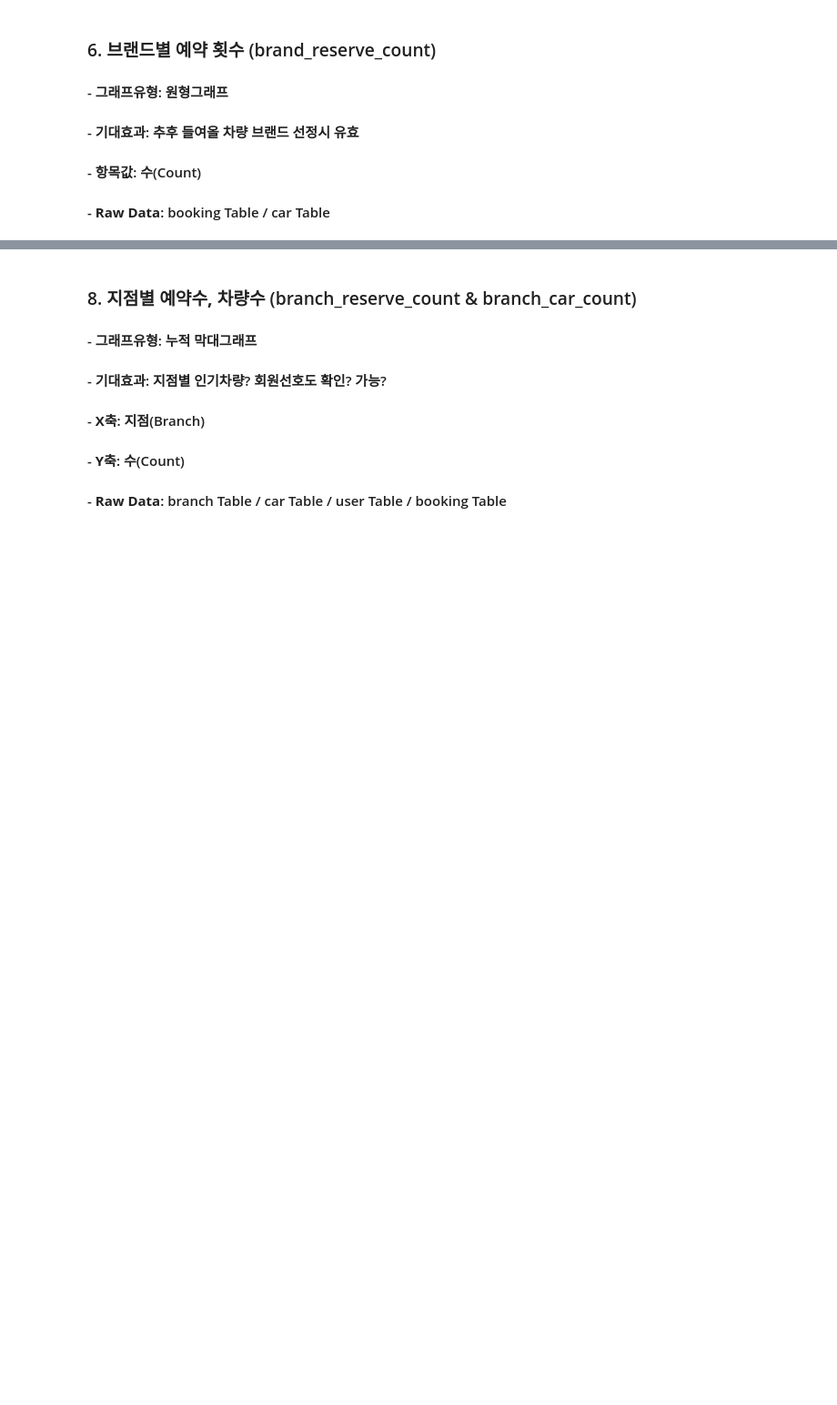
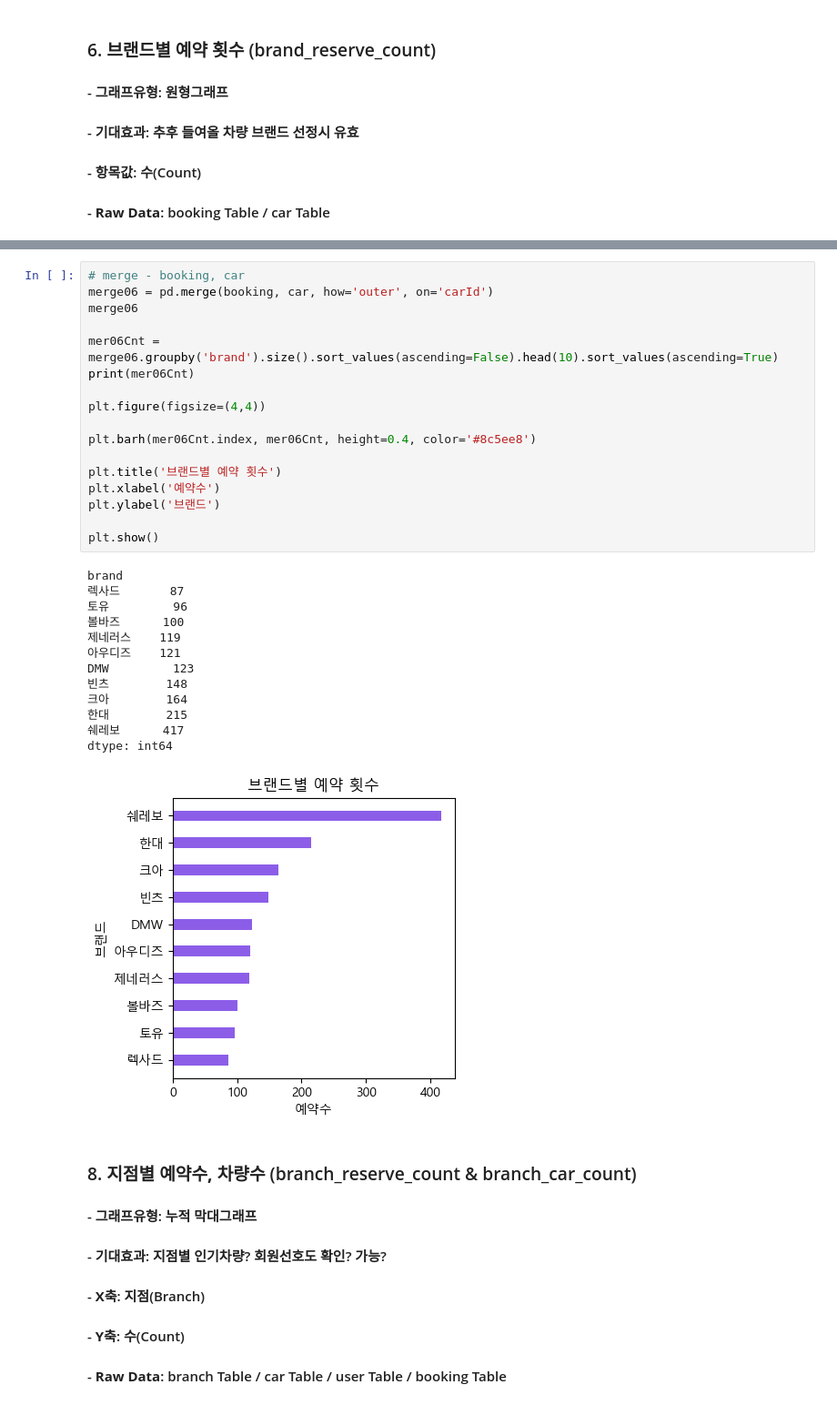
Before and after one commit to r-eong/Python2026, a Jupyter notebook: jupyter/rentcar2026.ipynb, the cells around one changed output, grey strips where cells are left out. Shown at 91% size. Cells and saved outputs as stored; diff of their text form; blank space fills up the shorter version.

```diff
--- a/jupyter/rentcar2026.ipynb
+++ b/jupyter/rentcar2026.ipynb
@@ -45,3 +84,34 @@ dtype: int64
+# %%
+# merge - booking, car
+merge06 = pd.merge(booking, car, how='outer', on='carId')
+merge06
+
+mer06Cnt = merge06.groupby('brand').size().sort_values(ascending=False).head(10).sort_values(ascending=True)
+print(mer06Cnt)
+
+plt.figure(figsize=(4,4))
+
+plt.barh(mer06Cnt.index, mer06Cnt, height=0.4, color='#8c5ee8')
+
+plt.title('브랜드별 예약 횟수')
+plt.xlabel('예약수')
+plt.ylabel('브랜드')
+
+plt.show()
+# %% [output]
+brand
+렉사드       87
+토유         96
+볼바즈      100
+제네러스    119
+아우디즈    121
+DMW         123
+빈츠        148
+크아        164
+한대        215
+쉐레보      417
+dtype: int64
+[figure, added]
 # %% [markdown]
 ### 8. **지점별 예약수, 차량수** (branch_reserve_count & branch_car_count)
 #### - **그래프유형**: 누적 막대그래프
```
Also changed, not shown: parts of 2 cells of this notebook, 7 other files.
